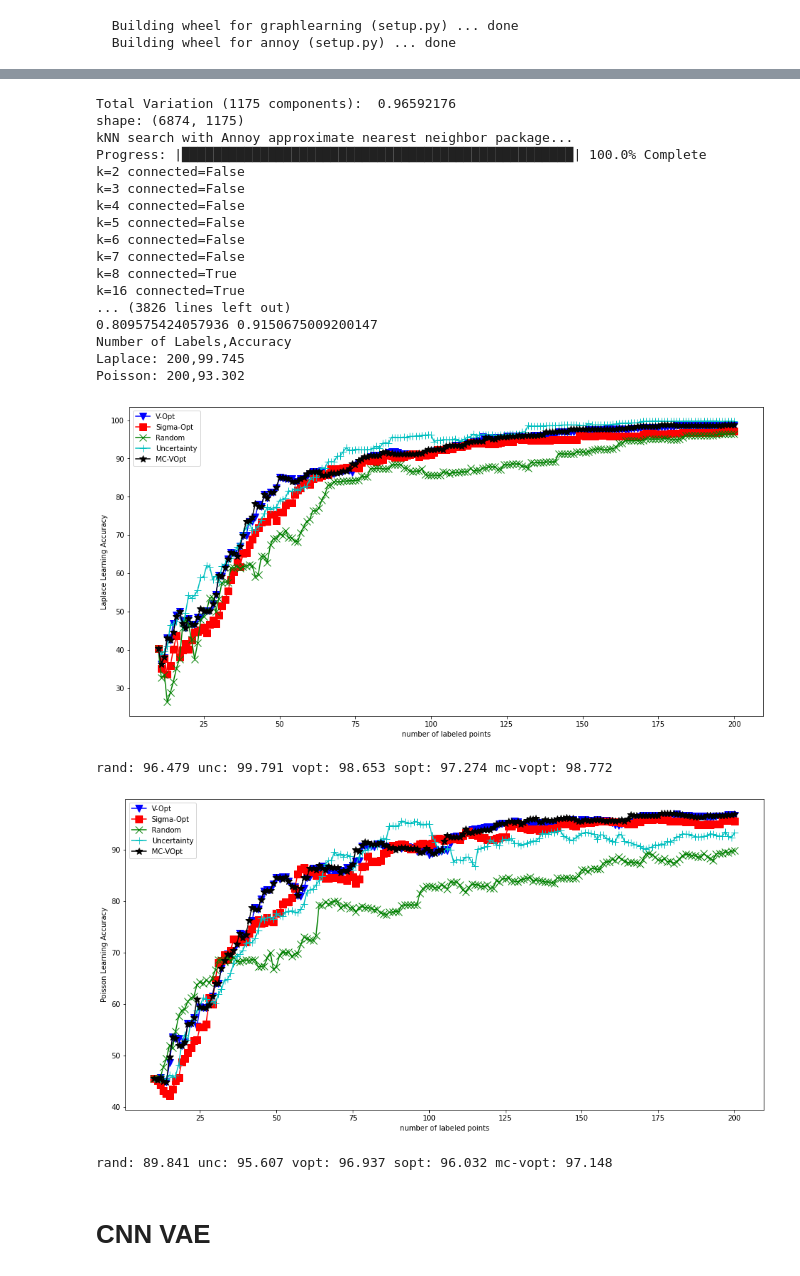
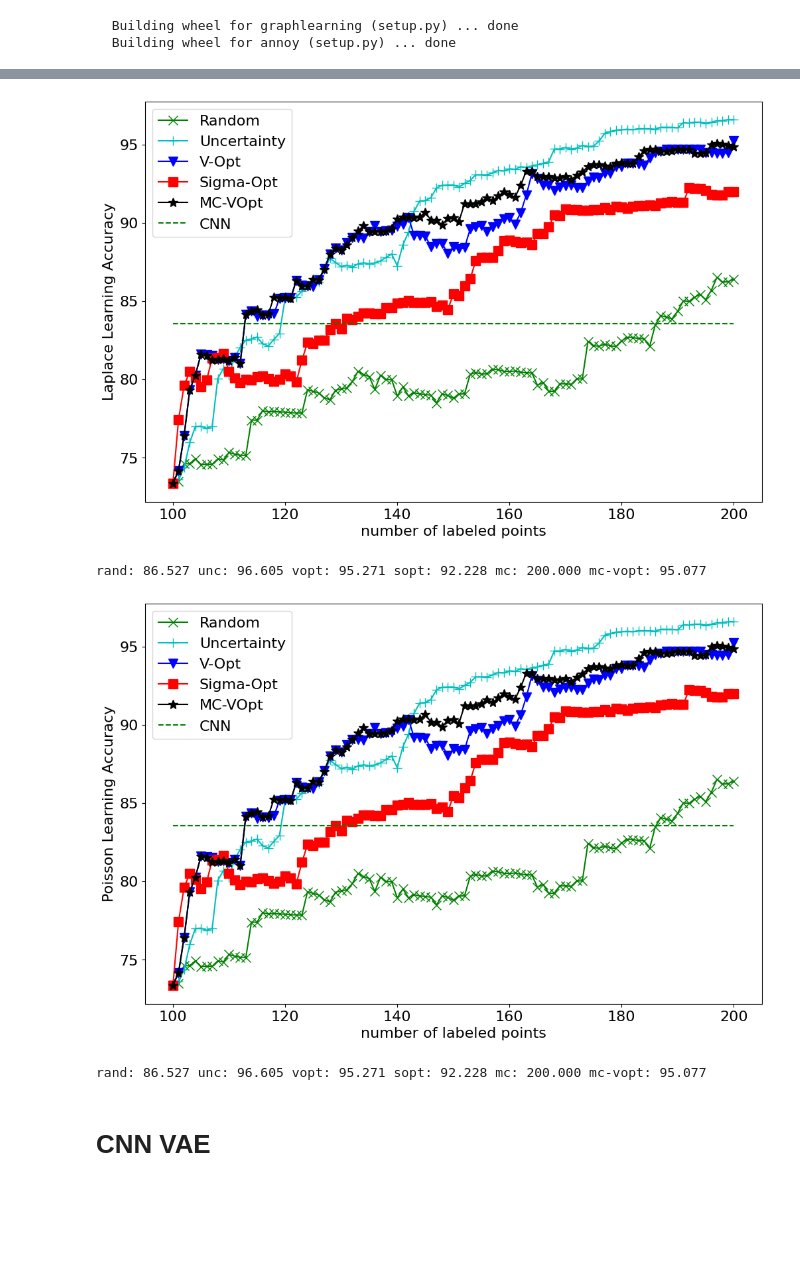
Before and after one commit to jasonmsetiadi/UCLA-CAM-REU, a Jupyter notebook: Active Learning/MSTAR_Active_Learning.ipynb, the cells around one changed output, grey strips where cells are left out. Saved outputs shown, nothing was run; the diff lists cells and outputs as text; code cells hidden in the pictures; blank space fills up the shorter version.

```diff
--- a/Active Learning/MSTAR_Active_Learning.ipynb
+++ b/Active Learning/MSTAR_Active_Learning.ipynb
@@ -674,16 +703 @@ def mc_simulation(W, labels, num_train_per_class, num_labels, random_state=0, pl
-# %%
-#Function to plot the laplace and poisson accuracy
-def lineplot(num_train, random_acc, uncertainty_acc, vopt_acc, sigmaopt_acc, mcvopt_acc, method, filename=None):
-  plt.figure(figsize=(16,8))
-  plt.plot(num_train, vopt_acc, 'bv-', markersize=10, label='V-Opt')
-  plt.plot(num_train, sigmaopt_acc, 'rs-', markersize=10, label='Sigma-Opt')
-  plt.plot(num_train, random_acc, 'gx-', markersize=10, label='Random')
-  plt.plot(num_train, uncertainty_acc, 'c+-', markersize=10, label='Uncertainty')
-  plt.plot(num_train, mcvopt_acc, 'k*-', markersize=10, label='MC-VOpt')
-  plt.xlabel('number of labeled points')
-  plt.ylabel('%s Learning Accuracy'%method)
-  plt.legend()
-  if filename is not None: plt.savefig('%s.png'%filename)
-  plt.show()
-  print("rand: %.3f"%random_acc.max(), "unc: %.3f"%uncertainty_acc.max(), "vopt: %.3f"%vopt_acc.max(), "sopt: %.3f"%sigmaopt_acc.max(), "mc-vopt: %.3f"%mcvopt_acc.max())
 # %% [markdown]
@@ -771,11 +760,9 @@ print(labels)
 # %%
 #1. Raw CNN Output
 W = weight_matrix(X)
-_, sigmaopt_laplace, sigmaopt_poisson = sigmaopt_simulation(W, labels, 1, 200)
-_, mc_vopt_laplace, mc_vopt_poisson = mc_vopt_simulation(W, labels, 1, 200)
-_, vopt_laplace, vopt_poisson = vopt_simulation(W, labels, 1, 200)
-num_train, random_laplace, random_poisson = random_simulation(W, labels, 1, 200)
-_, unc_laplace, unc_poisson = uncertainty_simulation(W, labels, 1, 200)
-lineplot(num_train, random_laplace, unc_laplace, vopt_laplace, sigmaopt_laplace, mc_vopt_laplace, 'Laplace', filename='Raw_Laplace')
-lineplot(num_train, random_poisson, unc_poisson, vopt_poisson, sigmaopt_poisson, mc_vopt_poisson, 'Poisson', filename='Raw_Poisson')
+_, mc_vopt_laplace, mc_vopt_poisson = mc_vopt_simulation(W, labels, 10, 200)
+_, vopt_laplace, vopt_poisson = vopt_simulation(W, labels, 10, 200)
+num_train, random_laplace, random_poisson = random_simulation(W, labels, 10, 200)
+_, unc_laplace, unc_poisson = uncertainty_simulation(W, labels, 10, 200)
+_, sopt_laplace, sopt_poisson = sigmaopt_simulation(W, labels, 10, 200)
 # %% [output]
@@ -803,36 +786,11 @@ rand: 87.373 unc: 93.111 vopt: 95.688 sopt: 91.638 mc-vopt: 95.851
-# %%
-#2. PCA on CNN output
-pca_data = PCA(X)
-W = weight_matrix(pca_data)
-_, sigmaopt_laplace, sigmaopt_poisson = sigmaopt_simulation(W, labels, 1, 200)
-_, mc_vopt_laplace, mc_vopt_poisson = mc_vopt_simulation(W, labels, 1, 200)
-_, vopt_laplace, vopt_poisson = vopt_simulation(W, labels, 1, 200)
-num_train, random_laplace, random_poisson = random_simulation(W, labels, 1, 200)
-_, unc_laplace, unc_poisson = uncertainty_simulation(W, labels, 1, 200)
-lineplot(num_train, random_laplace, unc_laplace, vopt_laplace, sigmaopt_laplace, mc_vopt_laplace, 'Laplace', filename='PCA_Laplace')
-lineplot(num_train, random_poisson, unc_poisson, vopt_poisson, sigmaopt_poisson, mc_vopt_poisson, 'Poisson', filename='PCA_Poisson')
-# %% [output]
-Total Variation (1175 components):  0.96592176
-shape: (6874, 1175)
-kNN search with Annoy approximate nearest neighbor package...
-Progress: |██████████████████████████████████████████████████| 100.0% Complete
-k=2 connected=False
-k=3 connected=False
-k=4 connected=False
-k=5 connected=False
-k=6 connected=False
-k=7 connected=False
-k=8 connected=True
-k=16 connected=True
-... (3826 lines left out)
-0.809575424057936 0.9150675009200147
-Number of Labels,Accuracy
-Laplace: 200,99.745
-Poisson: 200,93.302
-[figure, removed]
-rand: 96.479 unc: 99.791 vopt: 98.653 sopt: 97.274 mc-vopt: 98.772
-[figure, removed]
-rand: 89.841 unc: 95.607 vopt: 96.937 sopt: 96.032 mc-vopt: 97.148
+# %%
+lineplot(num_train, random_laplace, unc_laplace, vopt_laplace, sopt_laplace, _, mc_vopt_laplace, 'Laplace', filename='Raw_Laplace')
+lineplot(num_train, random_poisson, unc_poisson, vopt_poisson, sopt_poisson, _, mc_vopt_poisson, 'Poisson', filename='Raw_Poisson')
+# %% [output]
+[figure, added]
+rand: 86.527 unc: 96.605 vopt: 95.271 sopt: 92.228 mc: 200.000 mc-vopt: 95.077
+[figure, added]
+rand: 86.527 unc: 96.605 vopt: 95.271 sopt: 92.228 mc: 200.000 mc-vopt: 95.077
 # %% [markdown]
 # CNN VAE
 # %%
```
Also changed, not shown: parts of 39 cells of this notebook, 53 other files.
